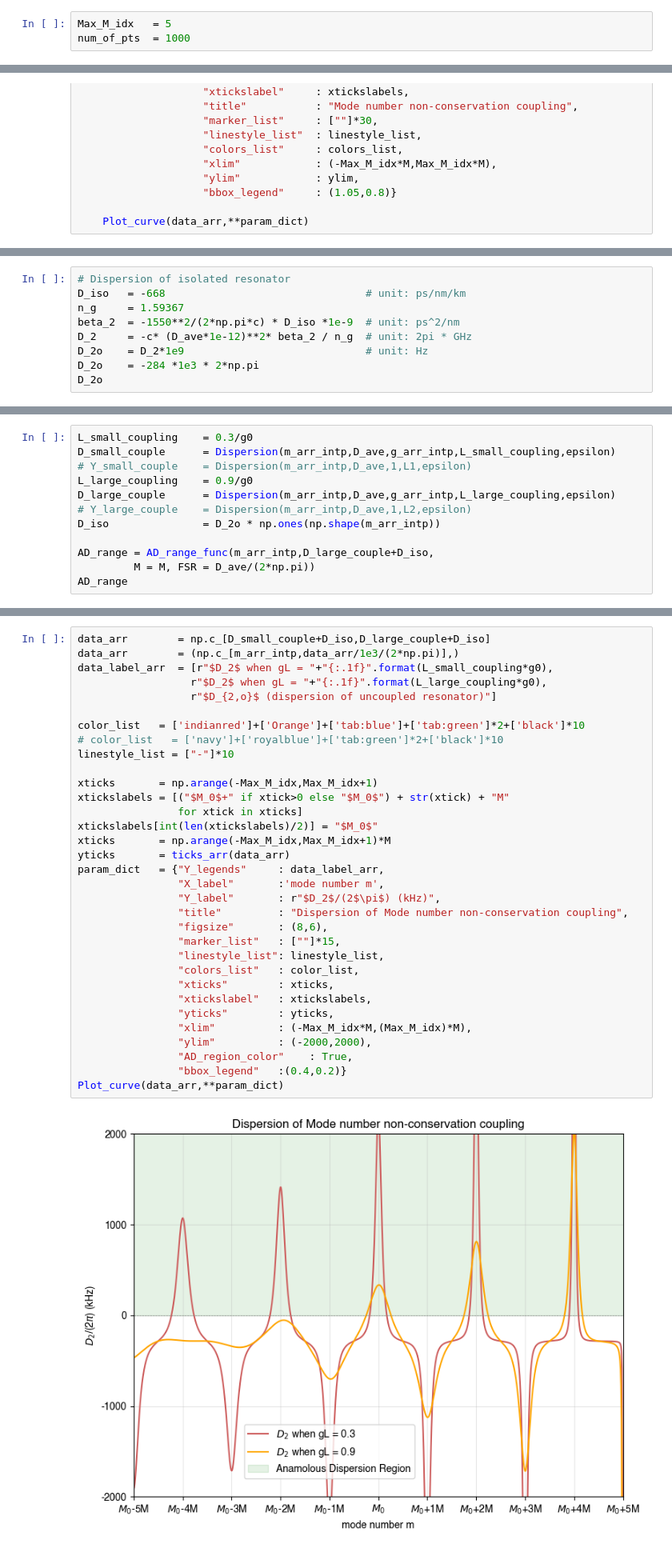
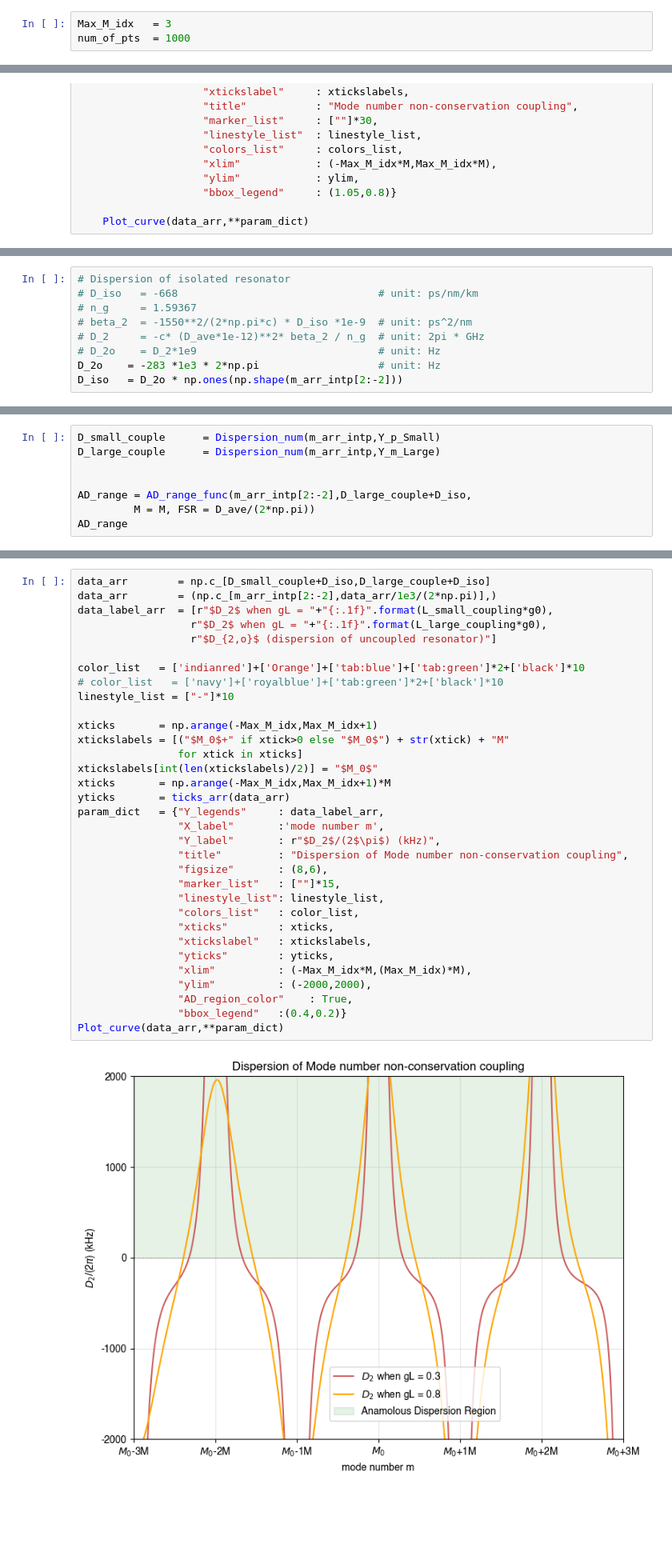
Before and after one commit to Harryxwh/SiNDispersionEngineering, a Jupyter notebook: 2D parallel rings.ipynb, the cells around one changed output, grey strips where cells are left out. Shown at 80% size. Drawn from its saved outputs; the diff is of its cells as text; blank space fills up the shorter version.

```diff
--- a/2D parallel rings.ipynb
+++ b/2D parallel rings.ipynb
@@ -141,5 +156,5 @@ np.float64(19.9501246882793)
 # %%
-Max_M_idx   = 5
+Max_M_idx   = 3
 num_of_pts  = 1000
 # %% [markdown]
 Find Kappa at different wavls
@@ -252,9 +267,9 @@ Mode_nonconserved_coupling(Max_M_idx,M,plot_coupled_curves=True,
 # %%
 # Dispersion of isolated resonator
-D_iso   = -668                                # unit: ps/nm/km
-n_g     = 1.59367
-beta_2  = -1550**2/(2*np.pi*c) * D_iso *1e-9  # unit: ps^2/nm
-D_2     = -c* (D_ave*1e-12)**2* beta_2 / n_g  # unit: 2pi * GHz
-D_2o    = D_2*1e9                             # unit: Hz
-D_2o    = -284 *1e3 * 2*np.pi
-D_2o
+# D_iso   = -668                                # unit: ps/nm/km
+# n_g     = 1.59367
+# beta_2  = -1550**2/(2*np.pi*c) * D_iso *1e-9  # unit: ps^2/nm
+# D_2     = -c* (D_ave*1e-12)**2* beta_2 / n_g  # unit: 2pi * GHz
+# D_2o    = D_2*1e9                             # unit: Hz
+D_2o    = -283 *1e3 * 2*np.pi                   # unit: Hz
+D_iso   = D_2o * np.ones(np.shape(m_arr_intp[2:-2]))
@@ -263,12 +275,0 @@ D_2o
-# %%
-L_small_coupling    = 0.3/g0
-D_small_couple      = Dispersion(m_arr_intp,D_ave,g_arr_intp,L_small_coupling,epsilon)
-# Y_small_couple    = Dispersion(m_arr_intp,D_ave,1,L1,epsilon)
-L_large_coupling    = 0.9/g0
-D_large_couple      = Dispersion(m_arr_intp,D_ave,g_arr_intp,L_large_coupling,epsilon)
-# Y_large_couple    = Dispersion(m_arr_intp,D_ave,1,L2,epsilon)
-D_iso               = D_2o * np.ones(np.shape(m_arr_intp))
-
-AD_range = AD_range_func(m_arr_intp,D_large_couple+D_iso,
-         M = M, FSR = D_ave/(2*np.pi))
-AD_range
@@ -276,0 +276,8 @@ np.float64(16.179072337048265)
+# %%
+D_small_couple      = Dispersion_num(m_arr_intp,Y_p_Small)
+D_large_couple      = Dispersion_num(m_arr_intp,Y_m_Large)
+
+
+AD_range = AD_range_func(m_arr_intp[2:-2],D_large_couple+D_iso,
+         M = M, FSR = D_ave/(2*np.pi))
+AD_range
@@ -277,38 +286,38 @@ np.float64(16.179072337048265)
 # %%
 data_arr        = np.c_[D_small_couple+D_iso,D_large_couple+D_iso]
-data_arr        = (np.c_[m_arr_intp,data_arr/1e3/(2*np.pi)],)
+data_arr        = (np.c_[m_arr_intp[2:-2],data_arr/1e3/(2*np.pi)],)
 data_label_arr  = [r"$D_2$ when gL = "+"{:.1f}".format(L_small_coupling*g0),
                   r"$D_2$ when gL = "+"{:.1f}".format(L_large_coupling*g0),
                   r"$D_{2,o}$ (dispersion of uncoupled resonator)"]
 
 color_list   = ['indianred']+['Orange']+['tab:blue']+['tab:green']*2+['black']*10
 # color_list   = ['navy']+['royalblue']+['tab:green']*2+['black']*10
 linestyle_list = ["-"]*10
 
 xticks       = np.arange(-Max_M_idx,Max_M_idx+1)
 xtickslabels = [("$M_0$+" if xtick>0 else "$M_0$") + str(xtick) + "M"
                 for xtick in xticks]
 xtickslabels[int(len(xtickslabels)/2)] = "$M_0$"
 xticks       = np.arange(-Max_M_idx,Max_M_idx+1)*M
 yticks       = ticks_arr(data_arr)
 param_dict   = {"Y_legends"     : data_label_arr,
                 "X_label"       :'mode number m',
                 "Y_label"       : r"$D_2$/(2$\pi$) (kHz)",
                 "title"         : "Dispersion of Mode number non-conservation coupling",
                 "figsize"       : (8,6),
                 "marker_list"   : [""]*15,
                 "linestyle_list": linestyle_list,
                 "colors_list"   : color_list,
                 "xticks"        : xticks,
                 "xtickslabel"   : xtickslabels,
                 "yticks"        : yticks,
                 "xlim"          : (-Max_M_idx*M,(Max_M_idx)*M),
                 "ylim"          : (-2000,2000),
                 "AD_region_color"    : True,
                 "bbox_legend"   :(0.4,0.2)}
 Plot_curve(data_arr,**param_dict)
 # %% [output]
-[figure, old version]
+[figure, new version]
 # %%
 gL_product_arr  = np.arange(0.1,1.6,0.01)
 Lco_arr         = gL_product_arr  / g0
```
Also changed, not shown: parts of 29 cells of this notebook, 44 other files.
